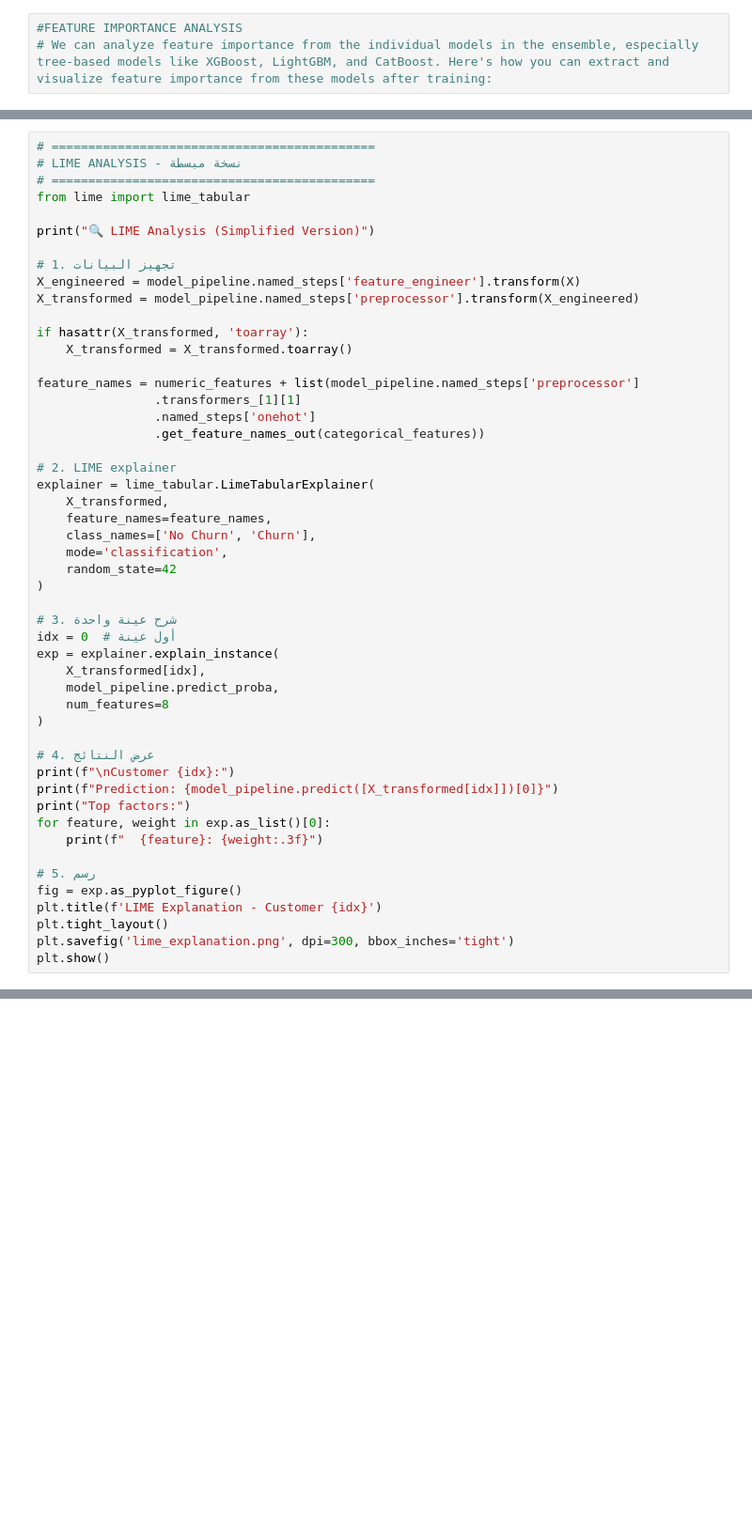
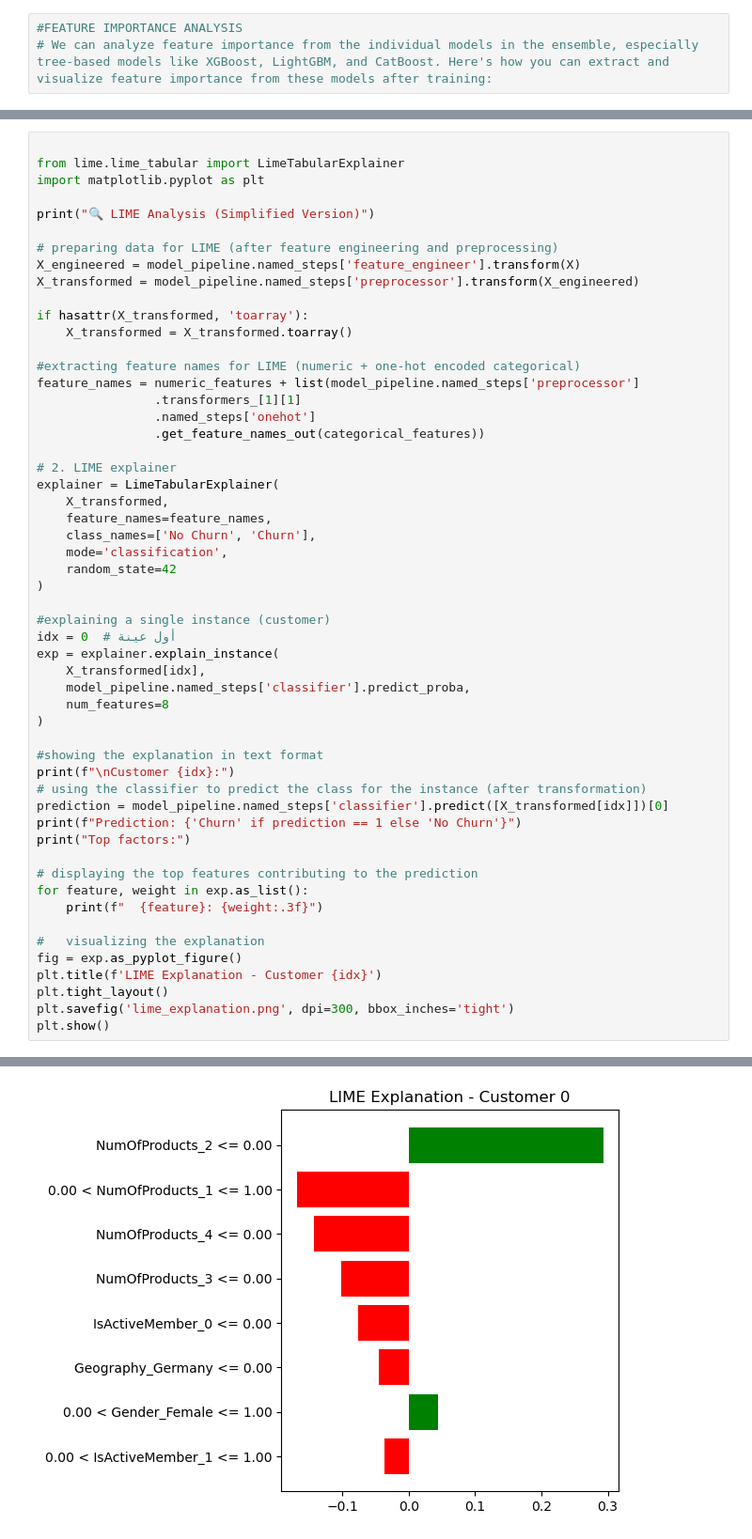
Before and after one commit to MrMazen101/DEPI_ML, a Jupyter notebook: Amit/Bank_Churn_Project/test.ipynb, the cells around one changed output, grey strips where cells are left out. Shown at 94% size. Drawn from its saved outputs; the diff is of its cells as text; blank space fills up the shorter version.

```diff
--- a/Amit/Bank_Churn_Project/test.ipynb
+++ b/Amit/Bank_Churn_Project/test.ipynb
@@ -765,25 +801,25 @@ print("\n✅ Partial Dependence Plots Complete!")
 # %%
-# ============================================
-# LIME ANALYSIS - نسخة مبسطة
-# ============================================
-from lime import lime_tabular
+
+from lime.lime_tabular import LimeTabularExplainer
+import matplotlib.pyplot as plt
 
 print("🔍 LIME Analysis (Simplified Version)")
 
-# 1. تجهيز البيانات
+# preparing data for LIME (after feature engineering and preprocessing)
 X_engineered = model_pipeline.named_steps['feature_engineer'].transform(X)
 X_transformed = model_pipeline.named_steps['preprocessor'].transform(X_engineered)
 
 if hasattr(X_transformed, 'toarray'):
     X_transformed = X_transformed.toarray()
 
+#extracting feature names for LIME (numeric + one-hot encoded categorical)
 feature_names = numeric_features + list(model_pipeline.named_steps['preprocessor']
                 .transformers_[1][1]
                 .named_steps['onehot']
                 .get_feature_names_out(categorical_features))
 
 # 2. LIME explainer
-explainer = lime_tabular.LimeTabularExplainer(
+explainer = LimeTabularExplainer(
     X_transformed,
     feature_names=feature_names,
     class_names=['No Churn', 'Churn'],
@@ -791,22 +827,26 @@ explainer = lime_tabular.LimeTabularExplainer(
     random_state=42
 )
 
-# 3. شرح عينة واحدة
+#explaining a single instance (customer)
 idx = 0  # أول عينة
 exp = explainer.explain_instance(
     X_transformed[idx],
-    model_pipeline.predict_proba,
+    model_pipeline.named_steps['classifier'].predict_proba,
     num_features=8
 )
 
-# 4. عرض النتائج
+#showing the explanation in text format
 print(f"\nCustomer {idx}:")
-print(f"Prediction: {model_pipeline.predict([X_transformed[idx]])[0]}")
+# using the classifier to predict the class for the instance (after transformation)
+prediction = model_pipeline.named_steps['classifier'].predict([X_transformed[idx]])[0]
+print(f"Prediction: {'Churn' if prediction == 1 else 'No Churn'}")
 print("Top factors:")
-for feature, weight in exp.as_list()[0]:
+
+# displaying the top features contributing to the prediction
+for feature, weight in exp.as_list():
     print(f"  {feature}: {weight:.3f}")
 
-# 5. رسم
+#   visualizing the explanation
 fig = exp.as_pyplot_figure()
 plt.title(f'LIME Explanation - Customer {idx}')
 plt.tight_layout()
@@ -817,0 +869 @@ AttributeError: 'numpy.ndarray' object has no attribute 'columns'
+[figure, added]
```
Also changed, not shown: parts of 48 cells of this notebook, 4 other files.
